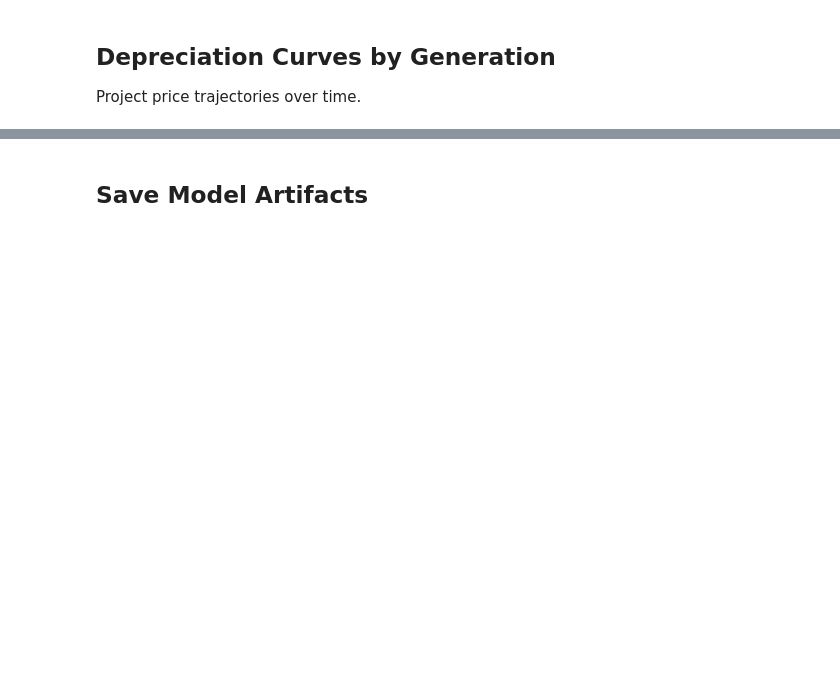
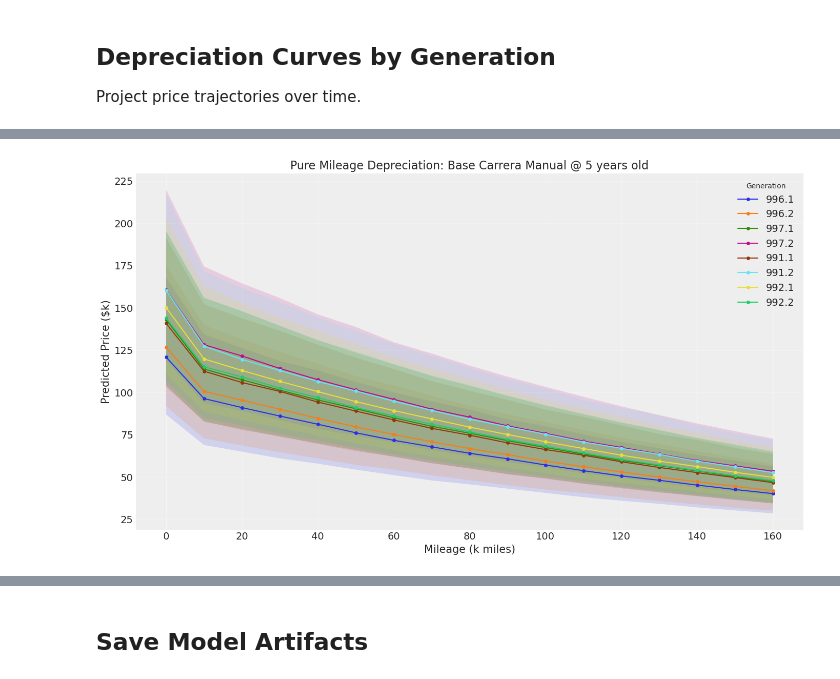
Before and after one commit to No-Stream/price-trend-analysis, a Jupyter notebook: notebooks/03_modeling.ipynb, the cells around one changed output, grey strips where cells are left out. Saved outputs shown, nothing was run; the diff lists cells and outputs as text; code cells hidden in the pictures; blank space fills up the shorter version.

```diff
--- a/notebooks/03_modeling.ipynb
+++ b/notebooks/03_modeling.ipynb
@@ -533,0 +565,51 @@ plt.show()
+# %%
+# Pure mileage depreciation: hold age constant at 5 years, vary mileage
+# This isolates "wear depreciation" from calendar-based depreciation
+import numpy as np
+
+FIXED_AGE = 5
+mileages = np.arange(0, 160001, 10000)  # 0 to 160k in 10k increments
+
+fig, ax = plt.subplots(figsize=(14, 8))
+
+for gen in ALL_GENS:
+    medians = []
+    ci_lows = []
+    ci_highs = []
+
+    for mileage in mileages:
+        pred_mi = predict_price(
+            model=model,
+            idata=idata,
+            generation=gen,
+            trim="Carrera",
+            trim_tier="base",
+            transmission="Manual",
+            trans_type="manual",
+            model_year=2025 - FIXED_AGE,
+            mileage=int(mileage),
+            sale_year=2025,
+            mileage_mean=MILEAGE_MEAN,
+            mileage_std=MILEAGE_STD,
+        )
+        medians.append(pred_mi["price"]["median"])
+        ci_lows.append(pred_mi["price"]["ci_80"][0])
+        ci_highs.append(pred_mi["price"]["ci_80"][1])
+
+    ax.plot(mileages / 1000, [m / 1000 for m in medians], label=gen, marker="o", markersize=4)
+    ax.fill_between(
+        mileages / 1000,
+        [lo / 1000 for lo in ci_lows],
+        [hi / 1000 for hi in ci_highs],
+        alpha=0.15,
+    )
+
+ax.set_xlabel("Mileage (k miles)")
+ax.set_ylabel("Predicted Price ($k)")
+ax.set_title(f"Pure Mileage Depreciation: Base Carrera Manual @ {FIXED_AGE} years old")
+ax.legend(title="Generation", loc="upper right")
+ax.grid(True, alpha=0.3)
+plt.tight_layout()
+plt.show()
+# %% [output]
+[figure, added]
```
Also changed, not shown: parts of 41 cells of this notebook, 9 other files.
